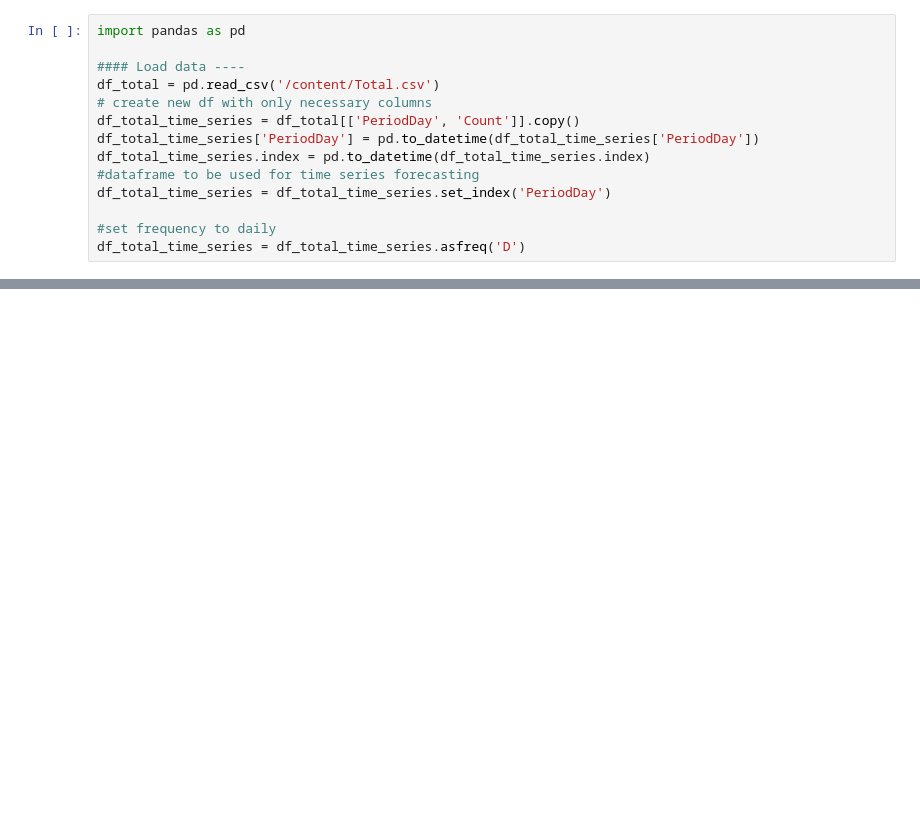
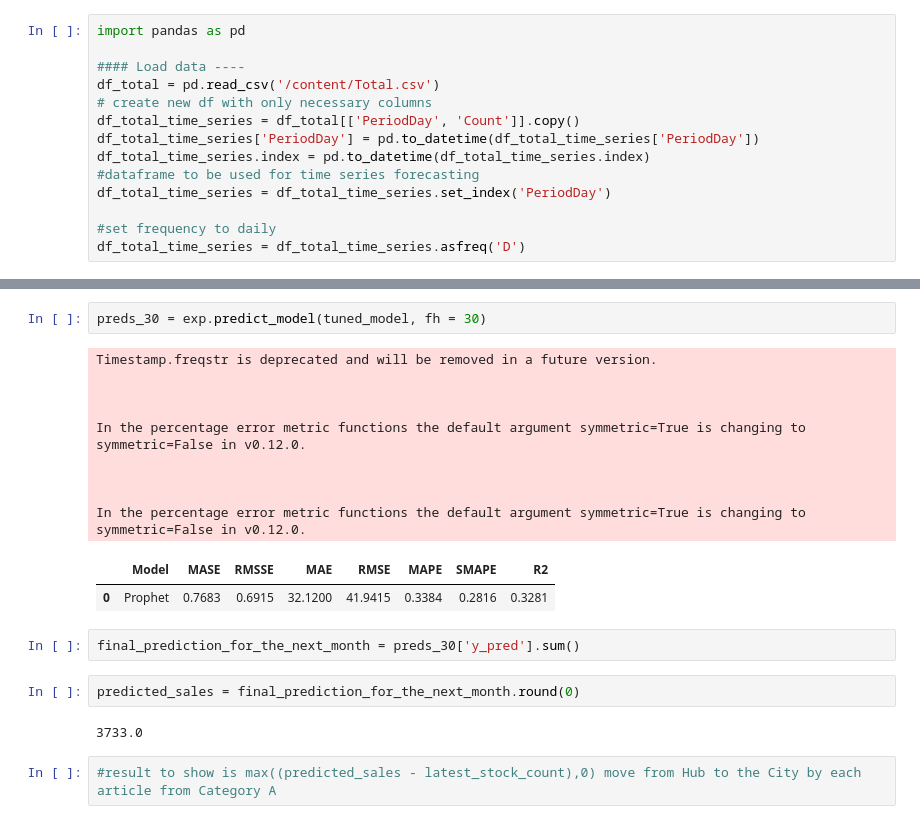
Before and after one commit to nazike/TS_analysis, a Jupyter notebook: pycaret_ts_prophet.ipynb, the cells around one changed output, grey strips where cells are left out. Cells and saved outputs as stored; diff of their text form; blank space fills up the shorter version.

```diff
--- a/pycaret_ts_prophet.ipynb
+++ b/pycaret_ts_prophet.ipynb
@@ -214,3 +214,25 @@ INFO:logs:SubProcess create_model() called ==================================
 In the percentage error metric functions the default argument symmetric=True is changing to symmetric=False in v0.12.0.
 [interactive output not drawn]
 INFO:logs:Visual Rendered Successfully
+# %%
+preds_30 = exp.predict_model(tuned_model, fh = 30)
+# %% [output]
+Timestamp.freqstr is deprecated and will be removed in a future version.
+
+
+
+In the percentage error metric functions the default argument symmetric=True is changing to symmetric=False in v0.12.0.
+
+
+
+In the percentage error metric functions the default argument symmetric=True is changing to symmetric=False in v0.12.0.
+|  | Model | MASE | RMSSE | MAE | RMSE | MAPE | SMAPE | R2 |
+| 0 | Prophet | 0.7683 | 0.6915 | 32.1200 | 41.9415 | 0.3384 | 0.2816 | 0.3281 |
+# %%
+final_prediction_for_the_next_month = preds_30['y_pred'].sum()
+# %%
+predicted_sales = final_prediction_for_the_next_month.round(0)
+# %% [output]
+3733.0
+# %%
+#result to show is max((predicted_sales - latest_stock_count),0) move from Hub to the City by each article from Category A
```
Also changed, not shown: parts of 3 cells of this notebook.
